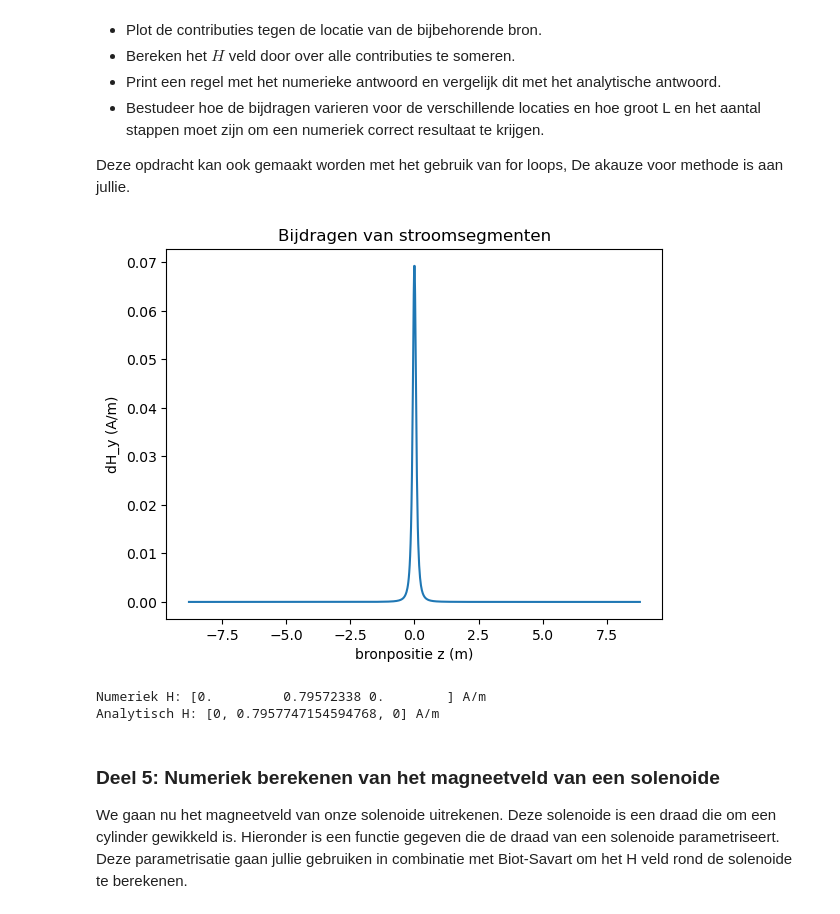
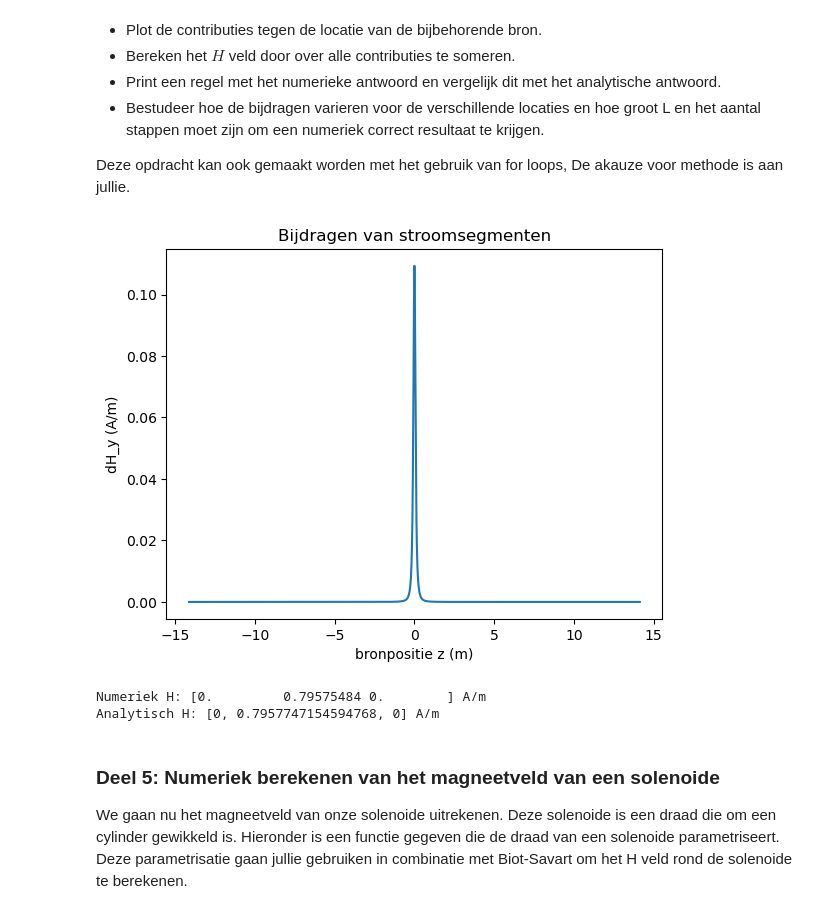
Before and after one commit to AragonMvD/opdrachten-DEF-Day, a Jupyter notebook: 2KrachtactuatorOpdracht/2KrachtactuatorOpdracht/KrachtactuatorOpdracht.ipynb, the cells around one changed output. Cells and saved outputs as stored; diff of their text form; code cells hidden in the pictures.

```diff
--- a/2KrachtactuatorOpdracht/2KrachtactuatorOpdracht/KrachtactuatorOpdracht.ipynb
+++ b/2KrachtactuatorOpdracht/2KrachtactuatorOpdracht/KrachtactuatorOpdracht.ipynb
@@ -369,7 +369,7 @@ Bereken met deze functie alle componenten van het magneetveld voor een veldposit
 # %%
 import numpy as np
 
-L_draad = 17.59
+L_draad = 28.27
 dl=np.array([0, 0, L_draad/64])
 r_field=np.array([0.1, 0, 0])
 r_source=np.array([0, 0, 0])
@@ -406,7 +406,7 @@ import numpy as np
 import matplotlib.pyplot as plt
 
 I = 0.5
-L = 17.59
+L = 28.27
 N = 1000
 r_field = np.array([0.1, 0, 0])
 
@@ -419,35 +419,35 @@ def field_current_element(r_field, r_source, dl):
 z = np.linspace(-L/2, L/2, N)
 dz = z[1] - z[0]
 
 r_source = np.zeros((N,3))
 r_source[:,2] = z
 
 dl = np.array([0,0,dz])
 
 dH = np.zeros((N,3))
 
 for i in range(N):
     dH[i] = field_current_element(r_field, r_source[i], dl)
 
 # plot contributies
 plt.figure()
 plt.plot(z, dH[:,1])
 plt.xlabel("bronpositie z (m)")
 plt.ylabel("dH_y (A/m)")
 plt.title("Bijdragen van stroomsegmenten")
 plt.show()
 
 # sommeer alle bijdragen
 H_num = np.sum(dH, axis=0)
 
 # analytisch antwoord
 H_analytisch = I/(2*np.pi*0.1)
 
 print("Numeriek H:", H_num, "A/m")
 print("Analytisch H:", [0, H_analytisch, 0], "A/m")
 # %% [output]
-[figure, old version]
+[figure, new version]
-Numeriek H: [0.         0.79572338 0.        ] A/m
+Numeriek H: [0.         0.79575484 0.        ] A/m
 Analytisch H: [0, 0.7957747154594768, 0] A/m
 # %% [markdown]
 ### Deel 5: Numeriek berekenen van het magneetveld van een solenoide
```
Also changed, not shown: parts of 13 cells of this notebook.
